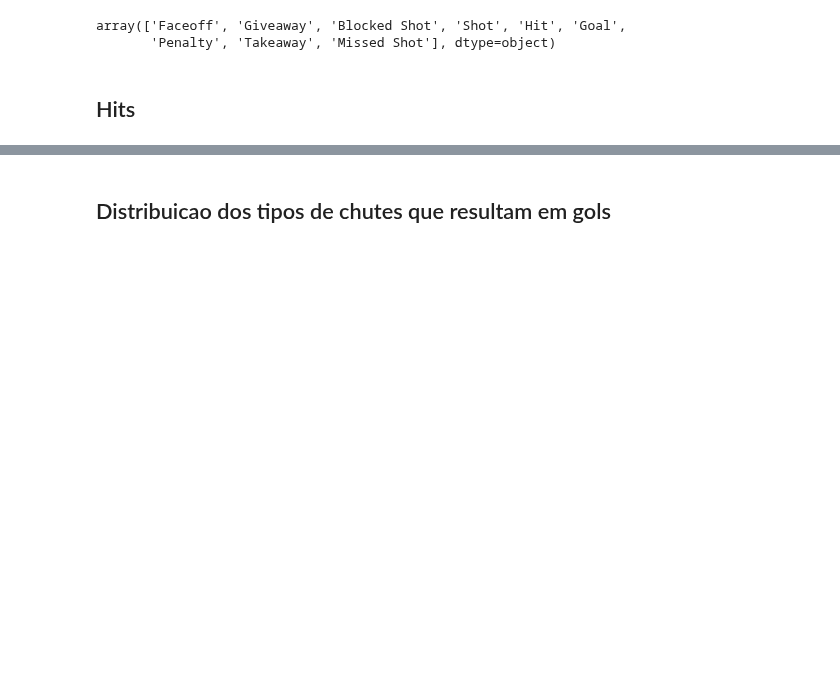
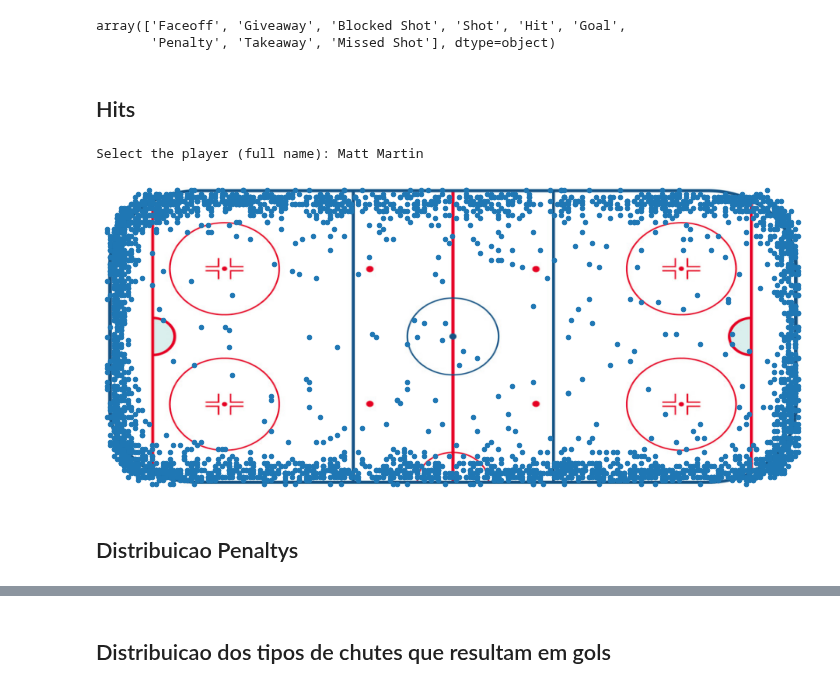
Before and after one commit to DanOakStats/NHL, a Jupyter notebook: data_cleaning.ipynb, the cells around one changed output, grey strips where cells are left out. Drawn from its saved outputs; the diff is of its cells as text; code cells hidden in the pictures; blank space fills up the shorter version.

```diff
--- a/data_cleaning.ipynb
+++ b/data_cleaning.ipynb
@@ -462,0 +461,30 @@ plays[plays['event']=="Hit"].sum()
+# %%
+# Matt Martin        2991, Cal Clutterbuck    2474, Dustin Brown       2381
+# Milan Lucic        2283, Alex Ovechkin      2270
+Hits = plays[plays['event']=="Hit"]
+
+# dict que relaciona o nome ao numero id
+name_id = player_info.set_index('player_name')['player_id'].to_dict()
+
+# seleciona o jogador
+player_name = input("Select the player (full name): ")
+
+# armazena o id do jogador escolhido
+id_player = name_id[player_name]
+
+# subset com os dados do jogador selecionado
+Hits = Hits[(Hits['player_id']==id_player)]
+
+# plottando local do hit
+img = plt.imread('images/rink.png')
+fig, ax = plt.subplots(figsize=(10, 8))
+ax.imshow(img, extent=[-100, 100, -42.9, 42.9])
+Hits.plot.scatter(x='x',y='y', ax=ax)
+
+plt.axis(False)
+plt.tight_layout()
+# %% [output]
+Select the player (full name): Matt Martin
+[figure, added]
+# %% [markdown]
+## Distribuicao Penaltys
```
Also changed, not shown: parts of 10 cells of this notebook.
